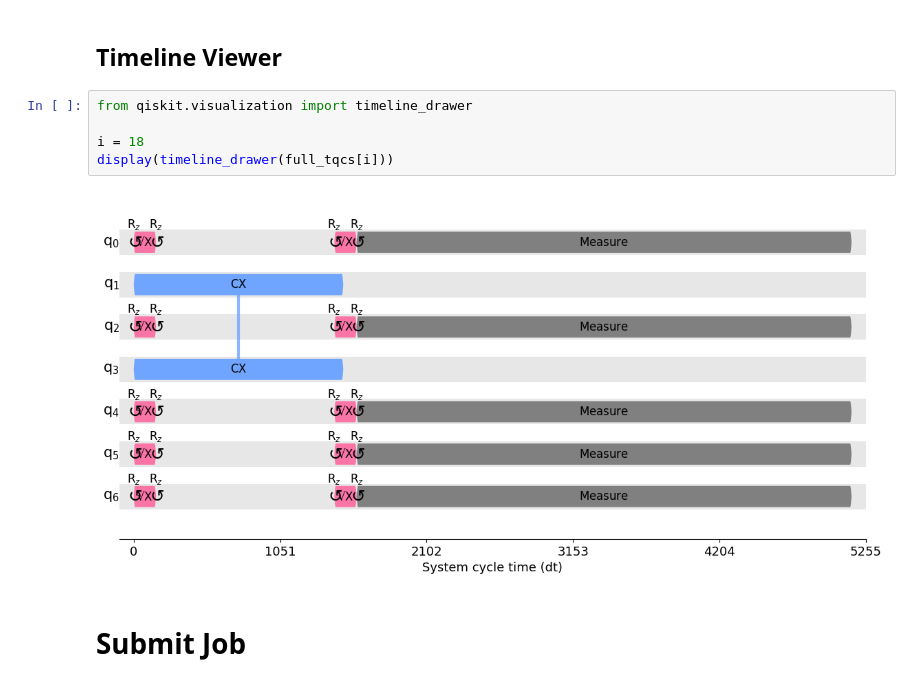
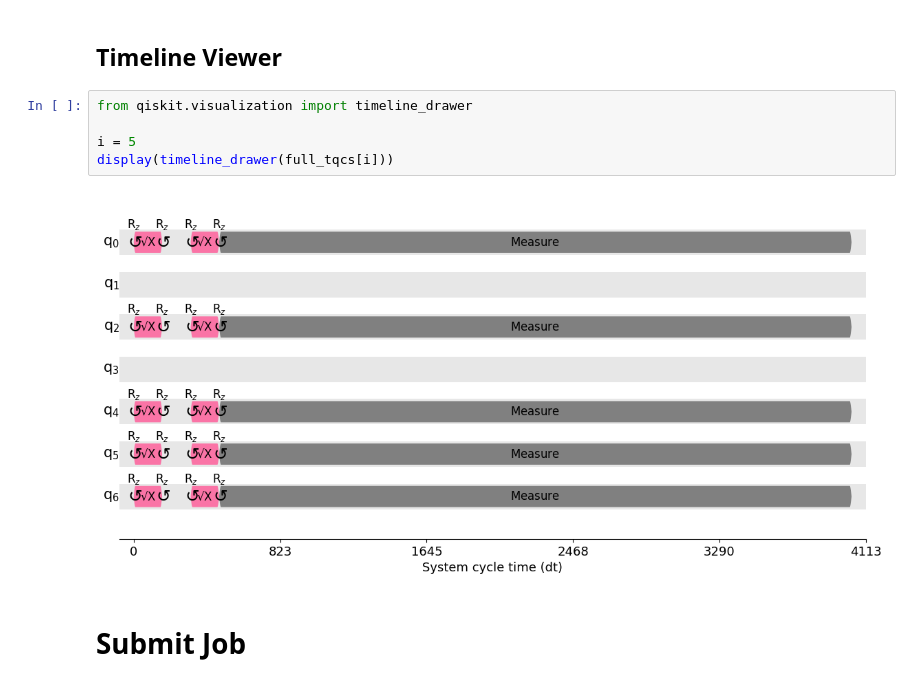
Before and after one commit to thspreetham98/quantum_snooping, a Jupyter notebook: experiment_1/main.ipynb, the cells around one changed output. Saved outputs shown, nothing was run; the diff lists cells and outputs as text.

```diff
--- a/experiment_1/main.ipynb
+++ b/experiment_1/main.ipynb
@@ -148,10 +148,10 @@ len(full_tqcs)
 # %%
 from qiskit.visualization import timeline_drawer
 
-i = 18
+i = 5
 display(timeline_drawer(full_tqcs[i]))
 # %% [output]
-[figure, old version]
+[figure, new version]
 # %% [markdown]
 # Submit Job
 # %%
```
Also changed, not shown: 5 other files.
